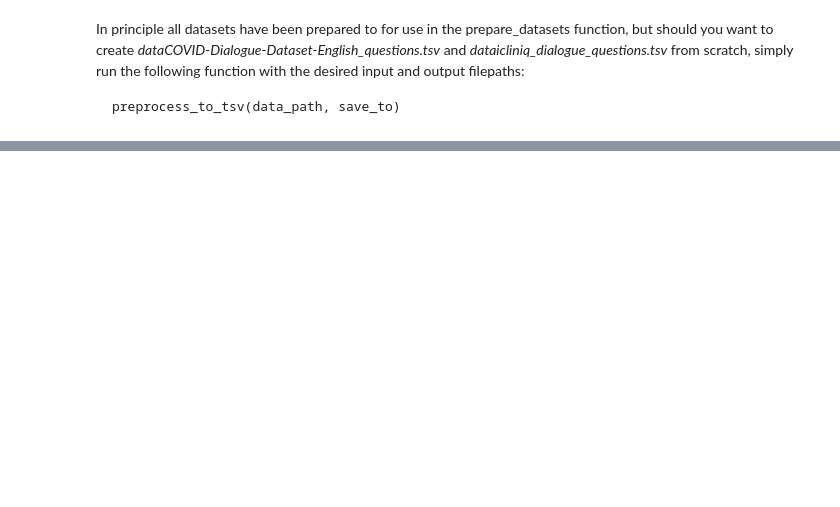
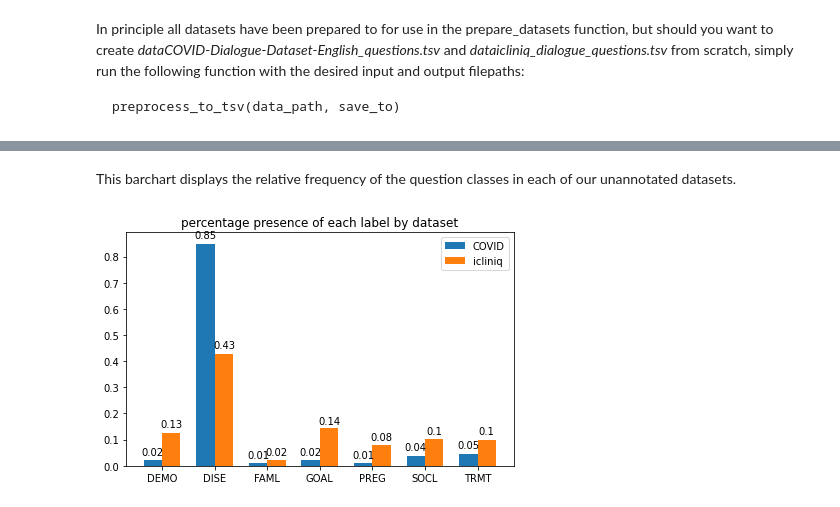
Before and after one commit to RutgerEttes/PubMedBERT-Question-Classification, a Jupyter notebook: question_classification.ipynb, the cells around one changed output, grey strips where cells are left out. Drawn from its saved outputs; the diff is of its cells as text; code cells hidden in the pictures; blank space fills up the shorter version.

```diff
--- a/question_classification.ipynb
+++ b/question_classification.ipynb
@@ -128,0 +208,6 @@ make_misclassification_heatmap(icliniq_annotated_dataset.labels, icliniq_annotat
+# %% [markdown]
+This barchart displays the relative frequency of the question classes in each of our unannotated datasets.
+# %%
+utils.make_grouped_bar_chart(COVID_pred_labels, icliniq_pred_labels)
+# %% [output]
+[figure, added]
```
Also changed, not shown: parts of 23 cells of this notebook.
